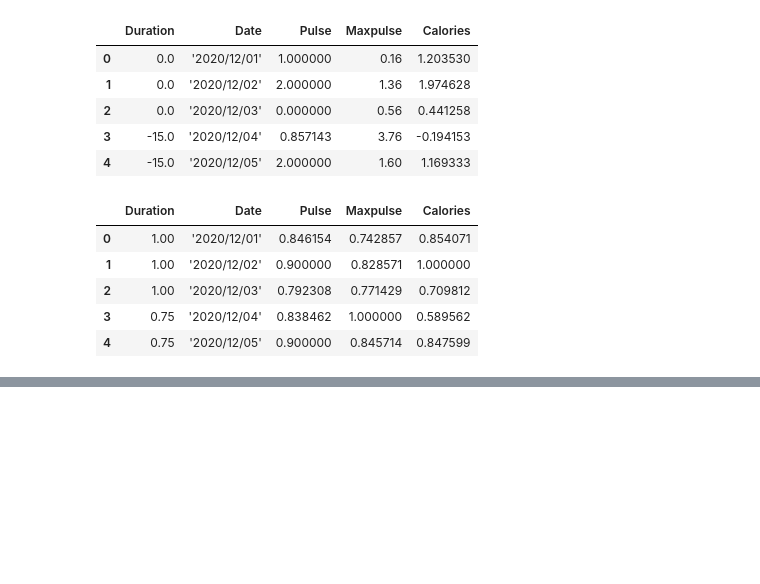
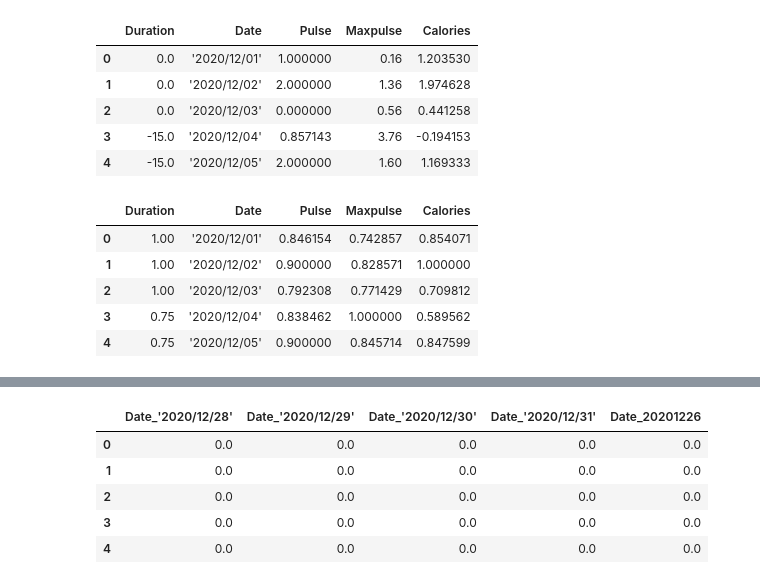
Before and after one commit to saipranav67/Comeback, a Jupyter notebook: MachineLearning/Data_preprocessLab.ipynb, the cells around one changed output, grey strips where cells are left out. Cells and saved outputs as stored; diff of their text form; code cells hidden in the pictures; blank space fills up the shorter version.

```diff
--- a/MachineLearning/Data_preprocessLab.ipynb
+++ b/MachineLearning/Data_preprocessLab.ipynb
@@ -185,0 +200,18 @@ df_maxabs.head()
+# %%
+from sklearn.preprocessing import OneHotEncoder
+
+df_ohe = df.copy()
+ohe = OneHotEncoder(sparse_output=False, handle_unknown='ignore')
+
+encoded = ohe.fit_transform(df_ohe[['Date']].astype(str))
+encoded_df = pd.DataFrame(encoded, columns=ohe.get_feature_names_out(['Date']))
+
+df_ohe_encoded = pd.concat([df_ohe.drop(columns=['Date']), encoded_df], axis=1)
+df_ohe_encoded.iloc[:, -5:].head()  # Displaying last 5 columns for brevity
+# %% [output]
+|  | Date_'2020/12/28' | Date_'2020/12/29' | Date_'2020/12/30' | Date_'2020/12/31' | Date_20201226 |
+| 0 | 0.0 | 0.0 | 0.0 | 0.0 | 0.0 |
+| 1 | 0.0 | 0.0 | 0.0 | 0.0 | 0.0 |
+| 2 | 0.0 | 0.0 | 0.0 | 0.0 | 0.0 |
+| 3 | 0.0 | 0.0 | 0.0 | 0.0 | 0.0 |
+| 4 | 0.0 | 0.0 | 0.0 | 0.0 | 0.0 |
```
Also changed, not shown: parts of 2 cells of this notebook, 5 other files.
